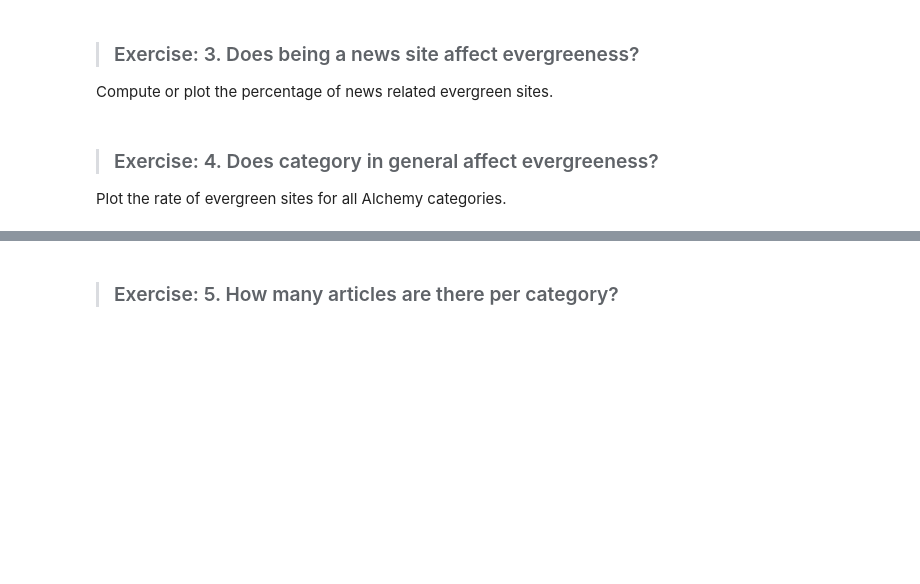
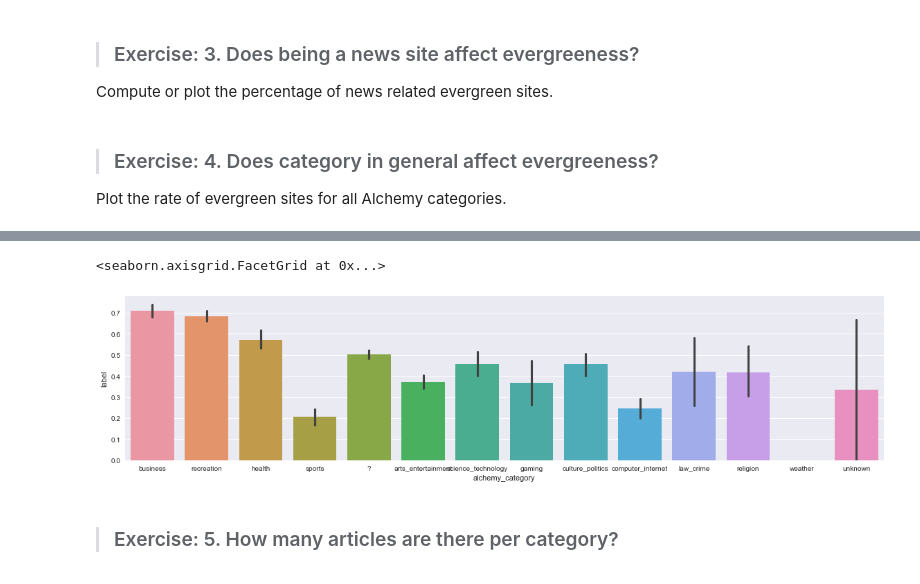
Before and after one commit to snb3000/StudentDataLearning, a Jupyter notebook: lessons/lesson-12/code/starter-code/starter-code-12.ipynb, the cells around one changed output, grey strips where cells are left out. Drawn from its saved outputs; the diff is of its cells as text; code cells hidden in the pictures; blank space fills up the shorter version.

```diff
--- a/lessons/lesson-12/code/starter-code/starter-code-12.ipynb
+++ b/lessons/lesson-12/code/starter-code/starter-code-12.ipynb
@@ -84,2 +127,9 @@ Plot the rate of evergreen sites for all Alchemy categories.
+# %%
+import seaborn as sns
+%matplotlib inline
+sns.factorplot (data = data, x = 'alchemy_category', y = 'label', kind = 'bar', aspect = 4)
+# %% [output]
+<seaborn.axisgrid.FacetGrid at 0x...>
+[figure, added]
 # %% [markdown]
 > ### Exercise: 5. How many articles are there per category?
```
Also changed, not shown: parts of 11 cells of this notebook, 7 other files.
